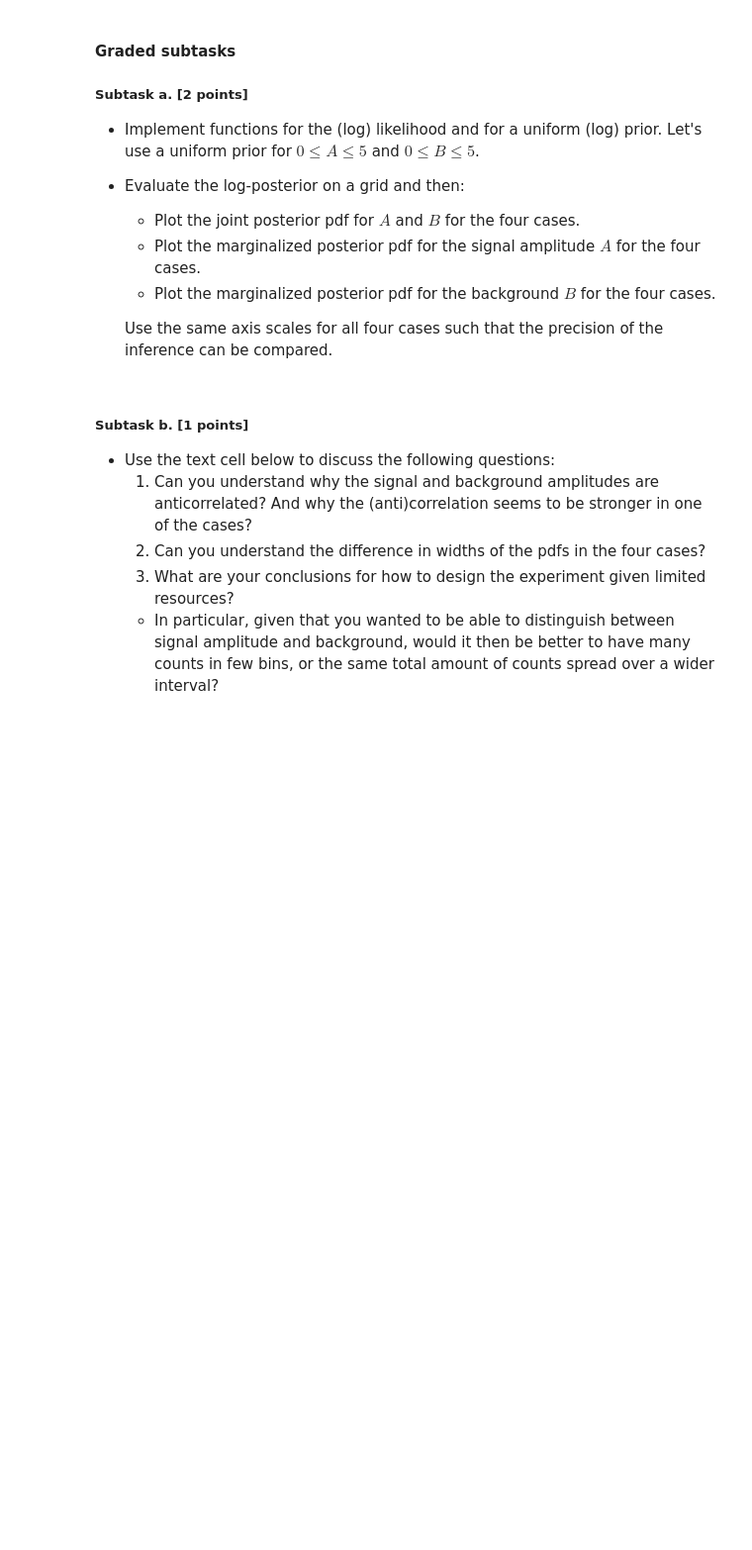
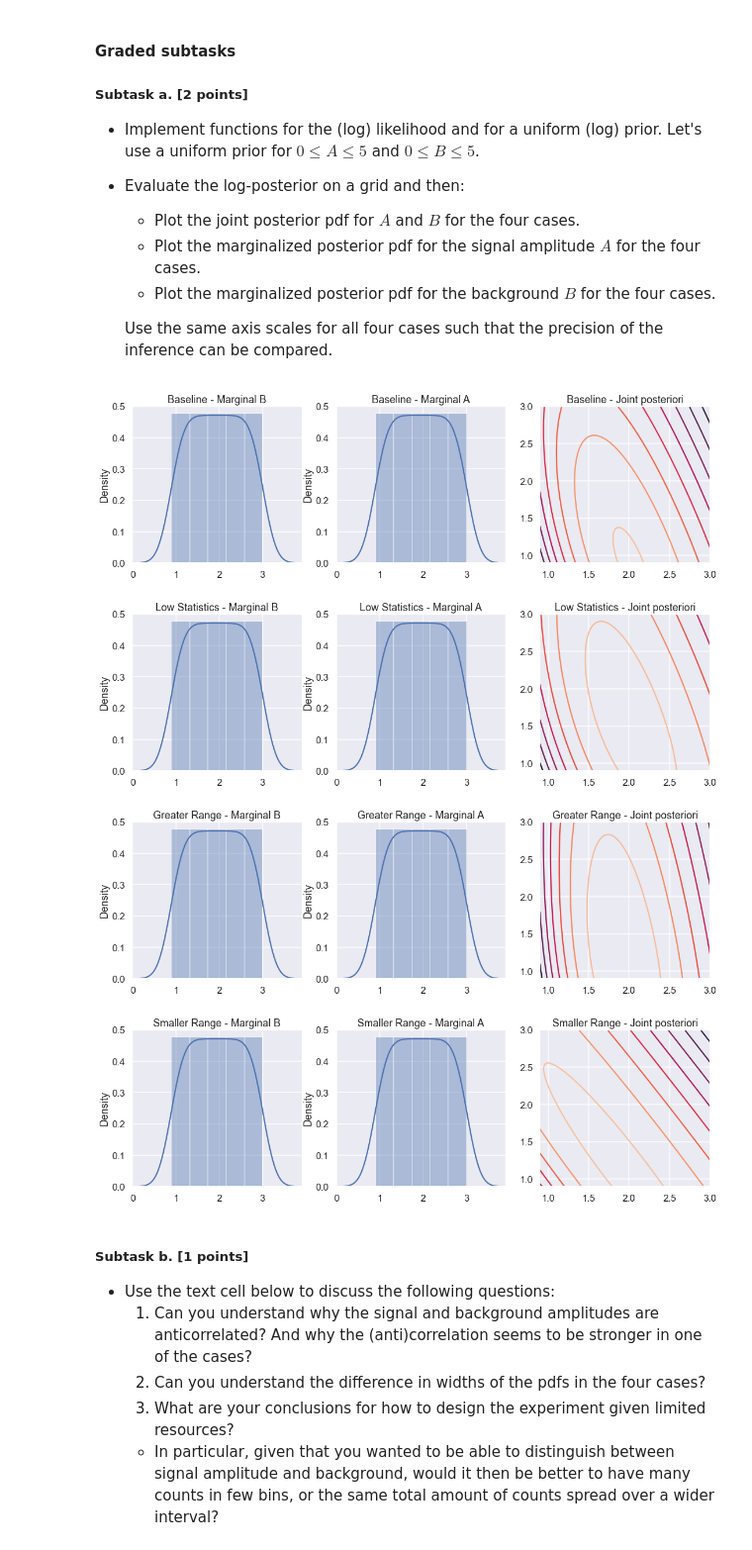
Before and after one commit to pwd-alejandro/learningFromData, a Jupyter notebook: doc/pub/ProblemSets/Set2/TIF285_ProblemSet2/TIF285_ProblemSet2/TIF285_ps2_basic_problems.ipynb, the cells around one changed output. Shown at 99% size. Cells and saved outputs as stored; diff of their text form; code cells hidden in the pictures; blank space fills up the shorter version.

```diff
--- a/doc/pub/ProblemSets/Set2/TIF285_ProblemSet2/TIF285_ProblemSet2/TIF285_ps2_basic_problems.ipynb
+++ b/doc/pub/ProblemSets/Set2/TIF285_ProblemSet2/TIF285_ProblemSet2/TIF285_ps2_basic_problems.ipynb
@@ -777,10 +773,14 @@ def log_prior(A, B):
     else:
         return -np.inf
 
-
 def log_likelihood(A, B, xk_pts, Nk_pts, n_0):
     """Log likelihood for data Nk_pts given A and B"""
-    # YOUR CODE HERE
+    loglikelihood = 0
+    for x_k,Nk in zip(xk_pts,Nk_pts):
+        Dk = exact_data(A, B, n_0, x_k, x_0=0., width=np.sqrt(5.))
+        loglikelihood += Nk*math.log(Dk) - Dk - math.log(math.factorial(Nk))
+
+    return loglikelihood
 
 def log_posterior(A, B, xk_pts, Nk_pts, n_0):
     """Log posterior for data Nk_pts given A and B"""
@@ -803,6 +803,48 @@ def find_contour_levels(grid):
     return np.sort(sorted_[cutoffs])
 
 # YOUR CODE HERE
+# %%
+# solution
+res = 100
+As = np.linspace(0.9,3,res)
+Bs = np.linspace(0.9,3,res)
+
+joint_pdf_sym = np.zeros((res,res))
+
+for case in [0,1,2,3]:
+    resp = None
+    for i in range(res):
+        for j in range(res):
+            posteriori = log_posterior(A=As[i],
+                                       B=Bs[j],
+                                       xk_pts=data[cases[case]][0],
+                                       Nk_pts=data[cases[case]][2],
+                                       n_0=data[cases[case]][4])
+            joint_pdf_sym[i,j] = posteriori
+            temp_df = pd.DataFrame(data={'A':[As[i]], 'B':[Bs[j]], 'pdf':[posteriori], 'case':[cases[case]]})
+
+            resp = pd.concat([resp,temp_df])
+    plt.figure(figsize=(18,5))
+    ax = plt.subplot(131)
+    sns.distplot(x=resp[resp.A==As[1]].B.values,
+                 ax=ax)
+    ax.set_title(f'{cases[case]} - Marginal B')
+
+    ax1 = plt.subplot(132)
+    sns.distplot(x=resp[resp.B==Bs[1]].A.values,
+                 ax=ax1)
+    ax1.set_title(f'{cases[case]} - Marginal A')
+
+    ax2 = plt.subplot(133)
+    ax2.contour(As,Bs,joint_pdf_sym)
+    ax2.set_title(f'{cases[case]} - Joint posteriori')
+    plt.show()
+    plt.close()
+# %% [output]
+[figure, added]
+[figure, added]
+[figure, added]
+[figure, added]
 # %% [markdown]
 ##### Subtask b. [1 points]
 * Use the text cell below to discuss the following questions:
```
Also changed, not shown: parts of 4 cells of this notebook.
